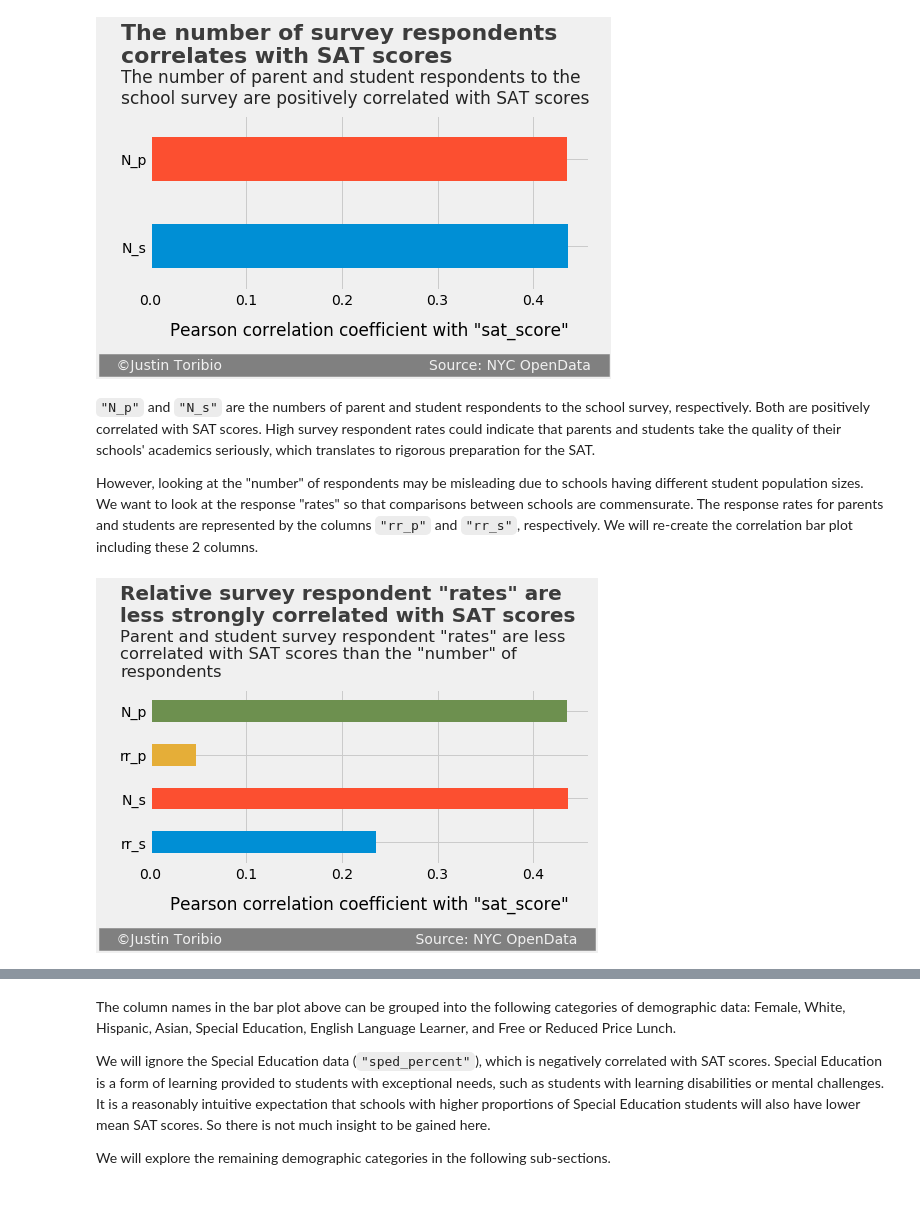
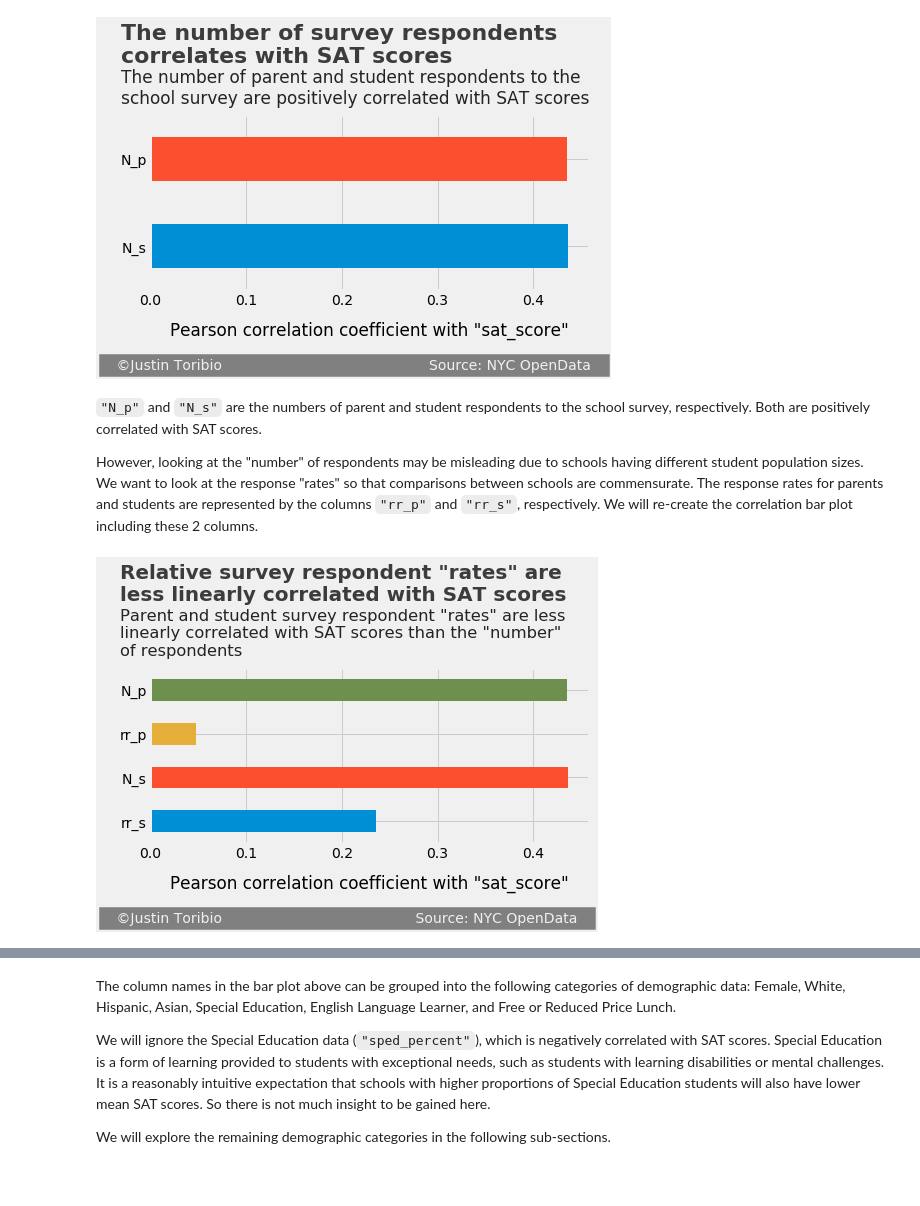
Before and after one commit to JustinToribio/analyzing-the-sat, a Jupyter notebook: notebooks/1.0-jt-analyze-the-sat.ipynb, the cells around one changed output, grey strips where cells are left out. Saved outputs shown, nothing was run; the diff lists cells and outputs as text; code cells hidden in the pictures.

```diff
--- a/notebooks/1.0-jt-analyze-the-sat.ipynb
+++ b/notebooks/1.0-jt-analyze-the-sat.ipynb
@@ -443,26 +443,26 @@ corr_bar_plot(data, "sat_score", columns=columns,
 # %% [output]
 [figure]
 # %% [markdown]
-`"N_p"` and `"N_s"` are the numbers of parent and student respondents to the school survey, respectively.  Both are positively correlated with SAT scores.  High survey respondent rates could indicate that parents and students take the quality of their schools' academics seriously, which translates to rigorous preparation for the SAT.
+`"N_p"` and `"N_s"` are the numbers of parent and student respondents to the school survey, respectively.  Both are positively correlated with SAT scores.
 
 However, looking at the "number" of respondents may be misleading due to schools having different student population sizes.  We want to look at the response "rates" so that comparisons between schools are commensurate.  The response rates for parents and students are represented by the columns `"rr_p"` and `"rr_s"`, respectively.  We will re-create the correlation bar plot including these 2 columns.
 # %%
 # Assign the column names to be viewed and the text of the bar plot to
 # variables.
 columns = ["rr_s", "N_s", "rr_p", "N_p"]
 title = ('Relative survey respondent "rates" are\n'
-         'less strongly correlated with SAT scores')
+         'less linearly correlated with SAT scores')
 subtitle = ('Parent and student survey respondent "rates" are less\n'
-            'correlated with SAT scores than the "number" of\n'
-            'respondents')
+            'linearly correlated with SAT scores than the "number"\n'
+            'of respondents')
 x_axis_label = 'Pearson correlation coefficient with "sat_score"'
 
 # Create and display the bar plot.
 corr_bar_plot(data, "sat_score", columns=columns, fig_size=(7, 3),
               x_axis_label=x_axis_label, title=title,
               title_y_adj=.05, title_x_adj=-.031, title_size_adj=-2,
               sub=subtitle, sub_y_adj=.8, sub_x_adj=-.031, sub_size_adj=-.7,
               sig_y_adj=1.7, sig_x_adj=-.049, sig_space_adj=41)
 # %% [output]
-[figure, old version]
+[figure, new version]
 # %% [markdown]
```
Also changed, not shown: parts of 9 cells of this notebook.
